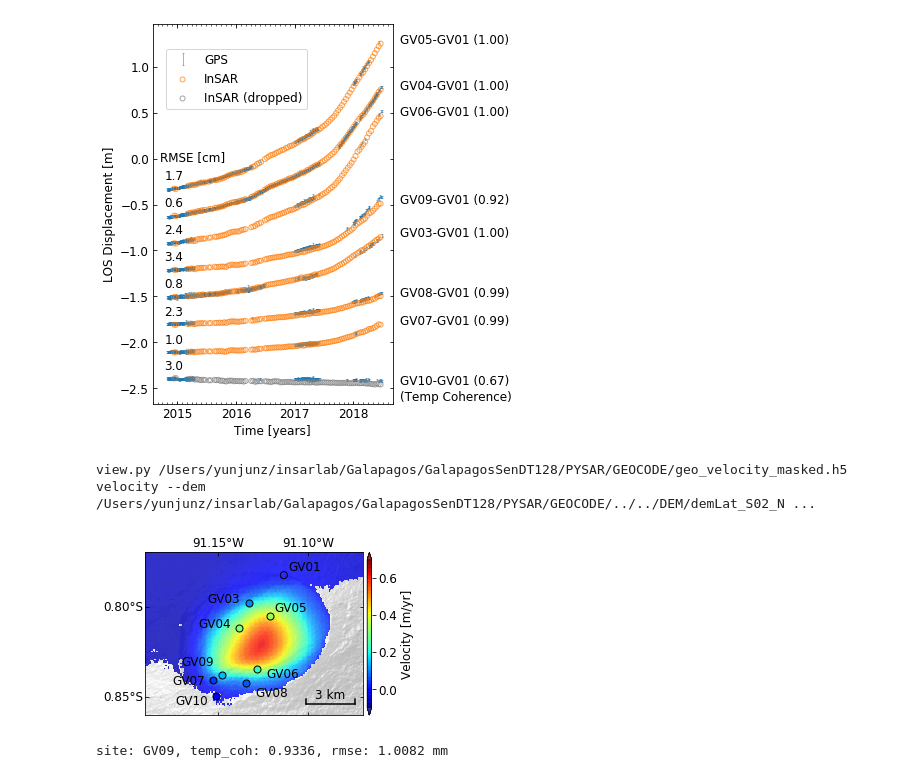
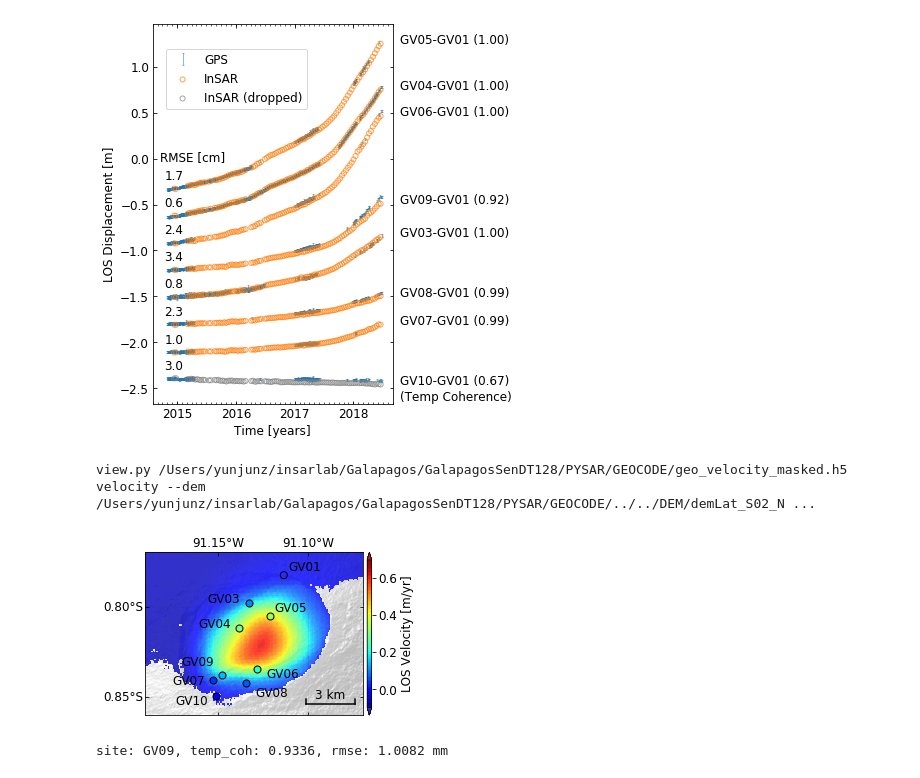
Before and after one commit to geodesymiami/Yunjun_et_al-2019-MintPy, a Jupyter notebook: Fig_06_InSAR_vs_GPS_SierraNegra.ipynb, the cells around one changed output. Cells and saved outputs as stored; diff of their text form; code cells hidden in the pictures.

```diff
--- a/Fig_06_InSAR_vs_GPS_SierraNegra.ipynb
+++ b/Fig_06_InSAR_vs_GPS_SierraNegra.ipynb
@@ -223,35 +223,35 @@ fig, ax = plt.subplots(figsize=(5, 3))
 
 # call view.py functions to plot InSAR background
 cmd  = 'view.py {} velocity --dem {} --dem-nocontour -m no '.format(vel_file, dem_file)
 cmd += '--sub-lat -0.86 -0.77 --sub-lon -91.19 -91.07 -u m --vlim -0.1 0.70 '
 cmd += '--lalo-step 0.05 --lalo-loc 1 0 1 0 --scalebar 0.2 0.85 0.07 '
 cmd += '--fontsize 12 --notitle --dpi 600 '
 cmd += '--cbar-nbins 4 --cbar-ext both '
 cmd += '--show-gps --gps-comp enu2los --ref-gps GV01 '
 print(cmd)
 d_v, atr, inps = view.prep_slice(cmd, print_msg=print_msg)
-inps.cbar_label = 'Velocity [m/yr]'
+inps.cbar_label = 'LOS Velocity [m/yr]'
 ax, inps, im, cbar = view.plot_slice(ax, d_v, atr, inps, print_msg=print_msg)
 
 # plot GPS label
 gps_sites = ['GV{:02d}'.format(i) for i in [1] + np.arange(3,11).tolist()]
 lat_off = np.array([1,  0,  0,  1, -2,  -1, -3,   2,  -2,  1]) * 0.05 / 20.
 lon_off = np.array([1, -9, -9,  1,  2,  -9,  2,  -9,  -9, -9]) * 0.05 / 20.
 
 gps_lats = []
 gps_lons = []
 for site in gps_sites:
     lat, lon = gps(site=site, data_dir=gps_dir).get_stat_lat_lon(print_msg=print_msg)
     gps_lats.append(lat)
     gps_lons.append(lon)
 for i in range(len(gps_sites)):
     ax.annotate(gps_sites[i], (gps_lons[i]+lon_off[i], gps_lats[i]+lat_off[i]), fontsize=font_size)
 
 plt.savefig('insar_vs_gps_map.png', bbox_inches='tight', transparent=True, dpi=fig_dpi)
 plt.show()
 # %% [output]
 view.py /Users/yunjunz/insarlab/Galapagos/GalapagosSenDT128/PYSAR/GEOCODE/geo_velocity_masked.h5 velocity --dem /Users/yunjunz/insarlab/Galapagos/GalapagosSenDT128/PYSAR/GEOCODE/../../DEM/demLat_S02_N ...
-[figure, old version]
+[figure, new version]
 # %%
 ## plot single station timeseries - InSAR vs GPS
 site = 'GV09'
```
Also changed, not shown: 3 other files.
